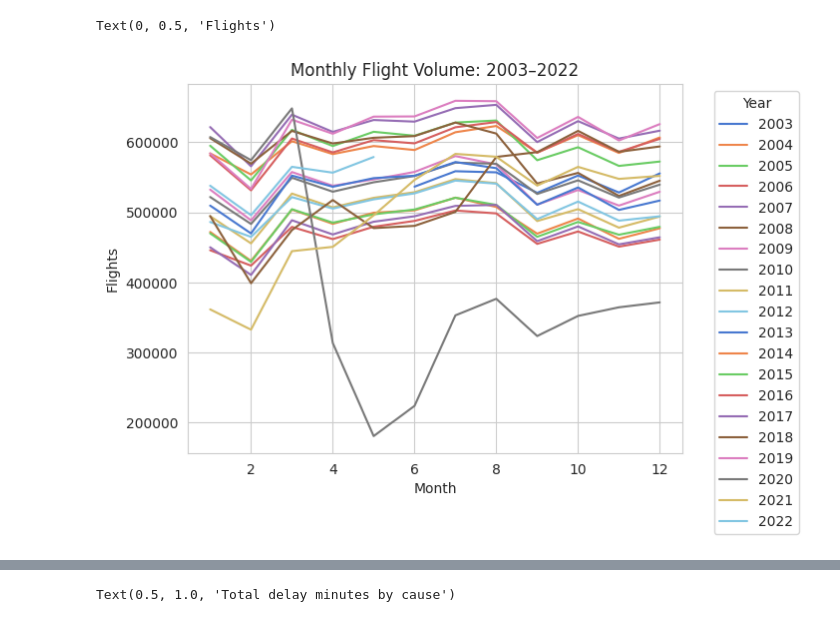
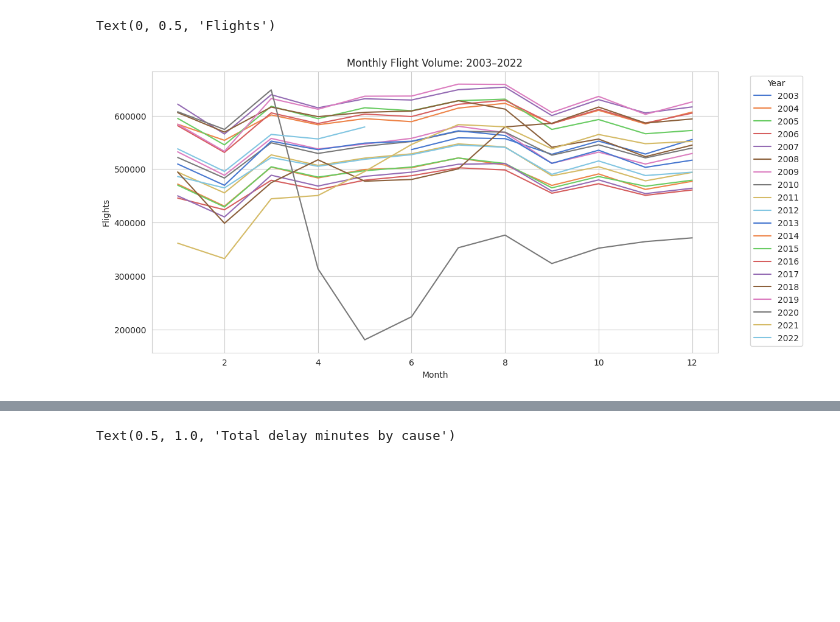
Before and after one commit to vydibot/-Flights-Analysis, a Jupyter notebook: flights-analysis.ipynb, the cells around one changed output, grey strips where cells are left out. Cells and saved outputs as stored; diff of their text form; code cells hidden in the pictures; blank space fills up the shorter version.

```diff
--- a/flights-analysis.ipynb
+++ b/flights-analysis.ipynb
@@ -76,16 +127,18 @@ Text(0, 0.5, 'Flights')
 # %%
-seassonFlights = df[['year', 'month', 'arr_flights']]
+#Create the subset with the relevant colums
+seasonal_flights = df[['year', 'month', 'arr_flights']]
 
+#Group and sum by months-Year
+flightsYear= seasonal_flights.groupby(['year', 'month'])['arr_flights'].sum().to_frame()
 
-flightsYear= seassonFlights.groupby(['year', 'month'])['arr_flights'].sum().to_frame()
-
+#Create graph
+plt.figure(figsize=(12, 6))
 sns.lineplot(data=flightsYear, x='month' , y='arr_flights', hue='year',palette="muted", errorbar=None)
-
 plt.legend(title='Year', bbox_to_anchor=(1.05, 1), loc='best')
 plt.title("Monthly Flight Volume: 2003–2022")
 plt.xlabel("Month")
 plt.ylabel("Flights")
 # %% [output]
 Text(0, 0.5, 'Flights')
-[figure, old version]
+[figure, new version]
 # %%
```
Also changed, not shown: parts of 34 cells of this notebook.
